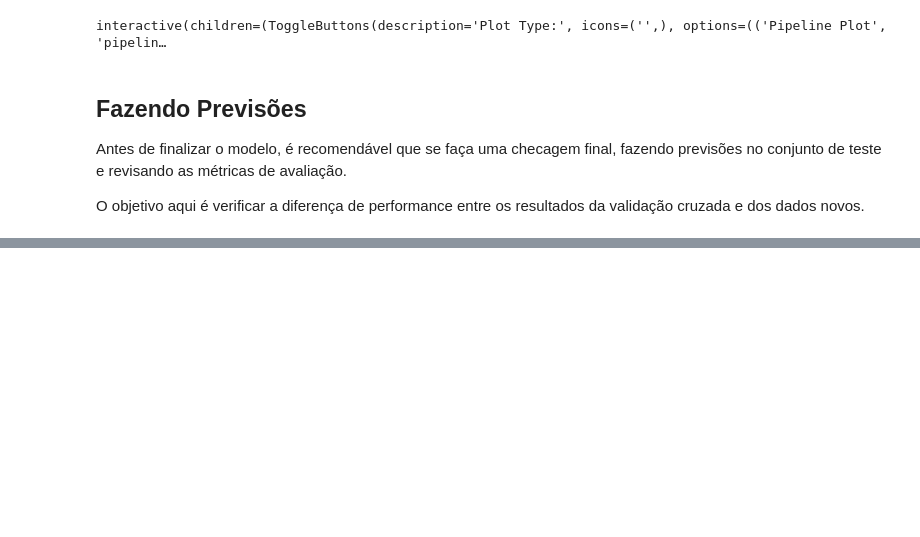
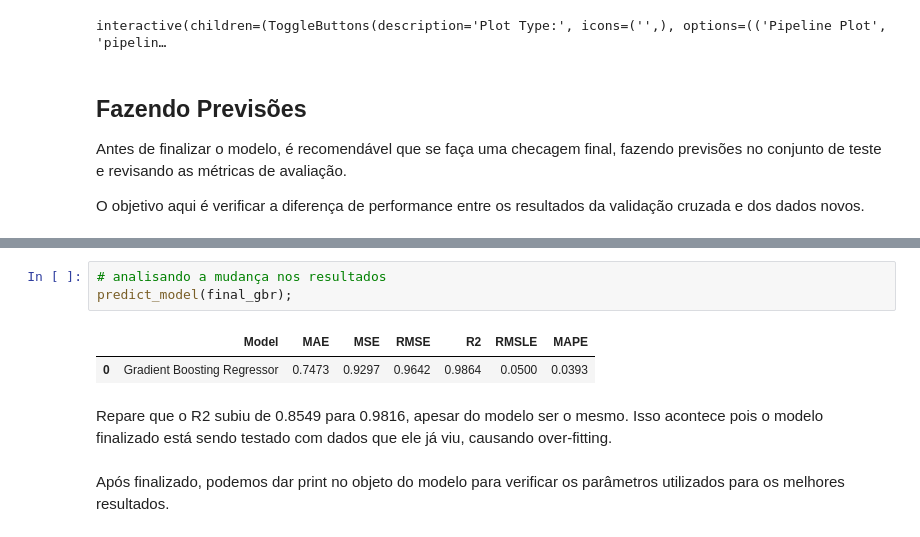
Before and after one commit to JhonnyLimachi/Sigmoidal, a Jupyter notebook: 37_AutoML.ipynb, the cells around one changed output, grey strips where cells are left out. Drawn from its saved outputs; the diff is of its cells as text; blank space fills up the shorter version.

```diff
--- a/37_AutoML.ipynb
+++ b/37_AutoML.ipynb
@@ -393,0 +424,10 @@ O objetivo aqui é verificar a diferença de performance entre os resultados da
+# %%
+# analisando a mudança nos resultados
+predict_model(final_gbr);
+# %% [output]
+|  | Model | MAE | MSE | RMSE | R2 | RMSLE | MAPE |
+| 0 | Gradient Boosting Regressor | 0.7473 | 0.9297 | 0.9642 | 0.9864 | 0.0500 | 0.0393 |
+# %% [markdown]
+Repare que o R2 subiu de 0.8549 para 0.9816, apesar do modelo ser o mesmo. Isso acontece pois o modelo finalizado está sendo testado com dados que ele já viu, causando over-fitting.
+# %% [markdown]
+Após finalizado, podemos dar print no objeto do modelo para verificar os parâmetros utilizados para os melhores resultados.
```
Also changed, not shown: parts of 15 cells of this notebook.
